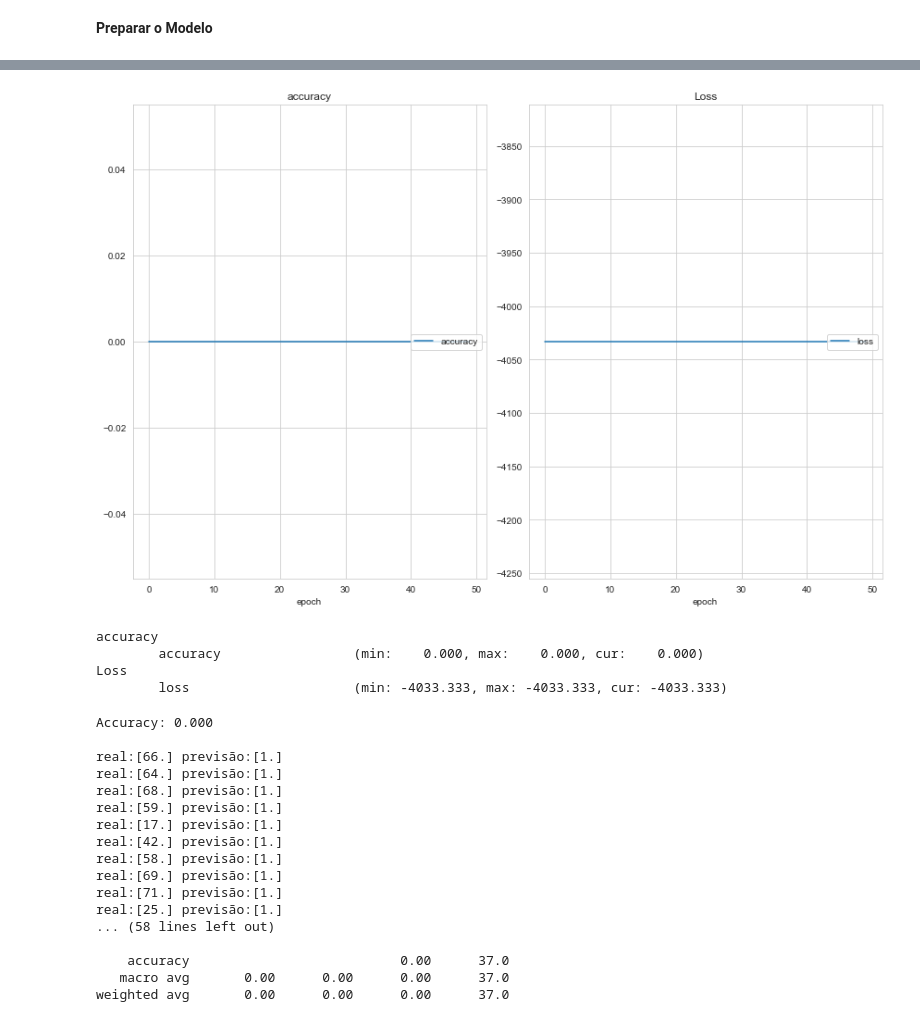
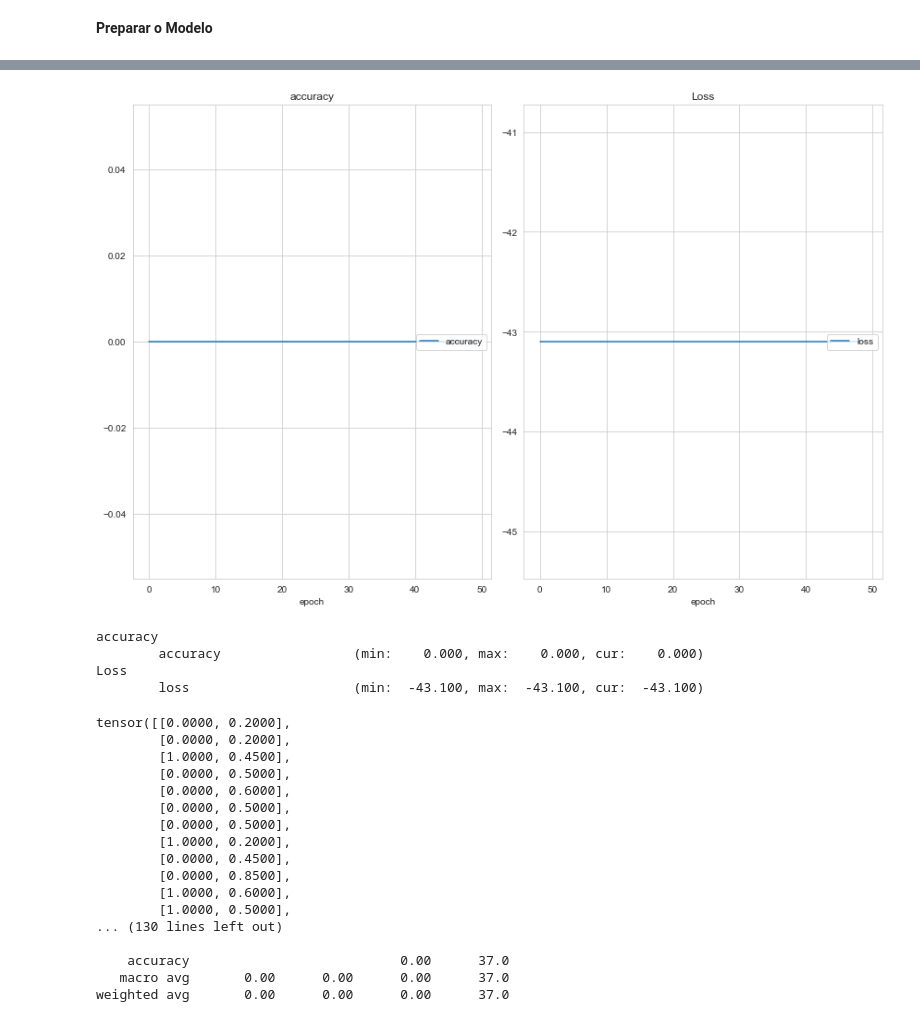
Before and after one commit to 154Nacho/DL, a Jupyter notebook: projetoFinal.ipynb, the cells around one changed output, grey strips where cells are left out. Saved outputs shown, nothing was run; the diff lists cells and outputs as text; code cells hidden in the pictures.

```diff
--- a/projetoFinal.ipynb
+++ b/projetoFinal.ipynb
@@ -330,39 +329,40 @@ MLP(
 # %%
 def train_model(train_dl, model):
     liveloss = PlotLosses()
-    criterion = BCELoss()
-    optimizer = SGD(model.parameters(), lr=LEARNING_RATE, momentum=0.9)
+    criterion = BCEWithLogitsLoss()
+    optimizer = Adam(model.parameters(), lr=LEARNING_RATE)
     for epoch in range(EPOCHS):
         logs = {}
         epoch_loss = 0
         epoch_acc = 0
         for i, (inputs, targets) in enumerate(train_dl):
             optimizer.zero_grad()
             yprev = model(inputs)
             loss = criterion(yprev, targets)
             acc = accuracy_score(targets.numpy(), np.argmax(yprev.detach().numpy(), axis=1))
             loss.backward()
             optimizer.step()
             epoch_loss += loss.item()
             epoch_acc += acc.item()
         print(f'Epoch {epoch:03}: | Loss: {epoch_loss/len(train_dl):.5f} | Acc: {epoch_acc/len(train_dl):.3f}')
         logs['loss'] = epoch_loss
         logs['accuracy'] = epoch_acc/len(train_dl)
         liveloss.update(logs)
         liveloss.send()
 
 train_model(train_dl, model)
 # %% [output]
-[figure, old version]
+[figure, new version]
 accuracy
         accuracy                 (min:    0.000, max:    0.000, cur:    0.000)
 Loss
-        loss                     (min: -4033.333, max: -4033.333, cur: -4033.333)
+        loss                     (min:  -43.100, max:  -43.100, cur:  -43.100)
 # %%
 def evaluate_model(test_dl, model):
     predictions = list()
     actual_values = list()
     for i, (inputs, labels) in enumerate(test_dl):
+        print(inputs,labels)
         yprev = model(inputs)
         yprev = yprev.detach().numpy()
         actual = labels.numpy()
@@ -384,19 +384,19 @@ for r,p in zip(actual_values, predictions):
 print(f'acertou:{acertou} falhou:{falhou}')
 print(classification_report(actual_values,  predictions))
 # %% [output]
-Accuracy: 0.000
-
-real:[66.] previsão:[1.]
-real:[64.] previsão:[1.]
-real:[68.] previsão:[1.]
-real:[59.] previsão:[1.]
-real:[17.] previsão:[1.]
-real:[42.] previsão:[1.]
-real:[58.] previsão:[1.]
-real:[69.] previsão:[1.]
-real:[71.] previsão:[1.]
-real:[25.] previsão:[1.]
-... (58 lines left out)
+tensor([[0.0000, 0.2000],
+        [0.0000, 0.2000],
+        [1.0000, 0.4500],
+        [0.0000, 0.5000],
+        [0.0000, 0.6000],
+        [0.0000, 0.5000],
+        [0.0000, 0.5000],
+        [1.0000, 0.2000],
+        [0.0000, 0.4500],
+        [0.0000, 0.8500],
+        [1.0000, 0.6000],
+        [1.0000, 0.5000],
+... (130 lines left out)
 
     accuracy                           0.00      37.0
    macro avg       0.00      0.00      0.00      37.0
```
Also changed, not shown: parts of 7 cells of this notebook, 1 other file.
